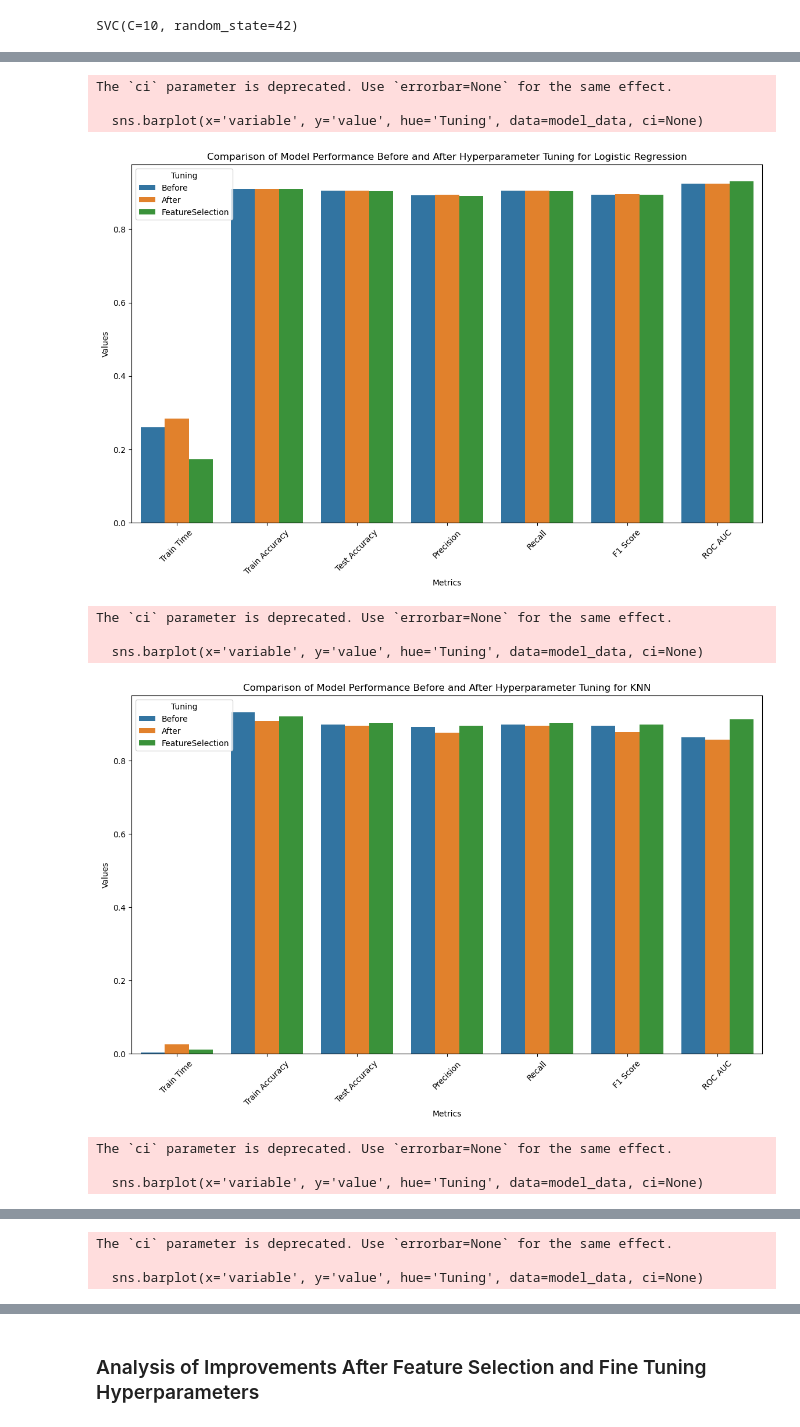
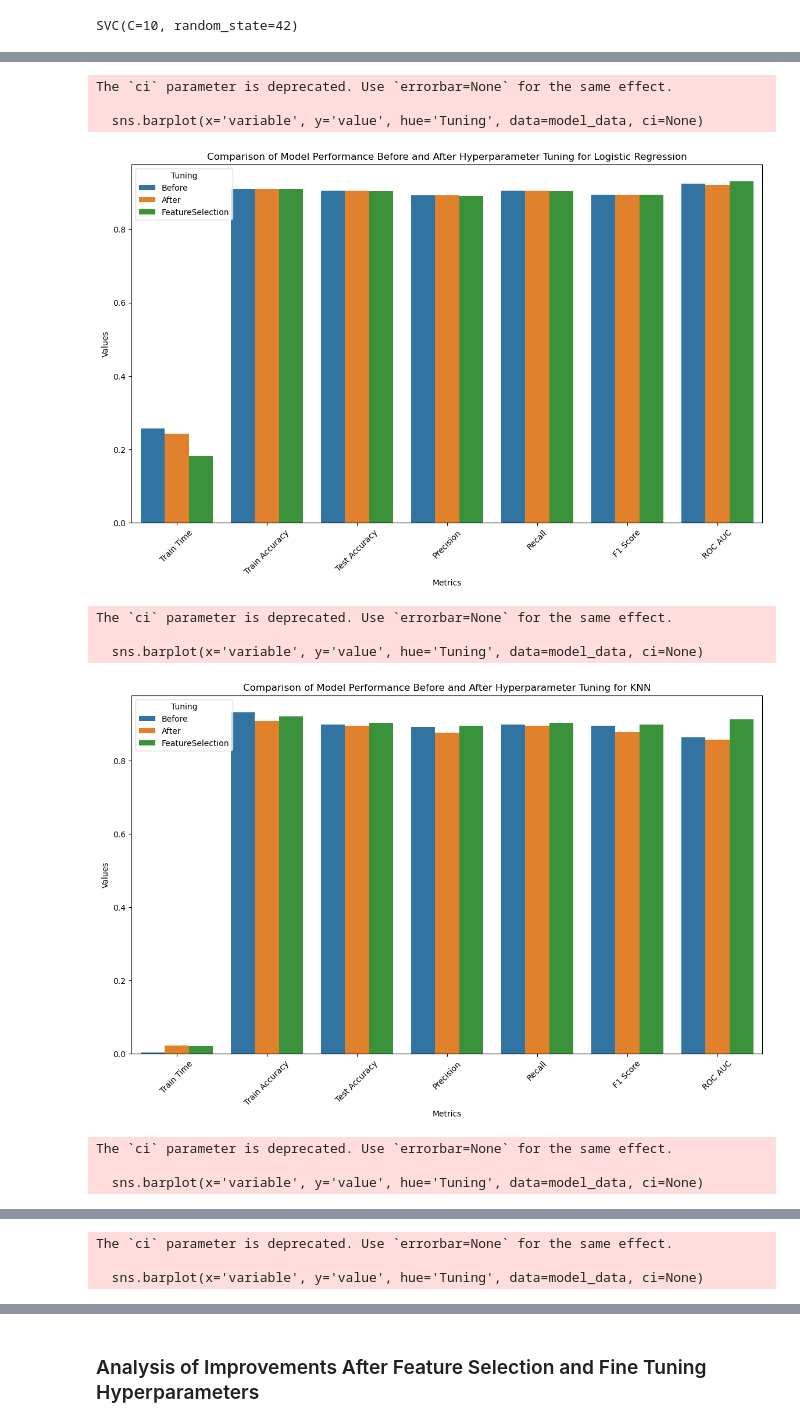
Before and after one commit to anjana250/comparing_classifiers, a Jupyter notebook: module_17_starter/prompt_III.ipynb, the cells around one changed output, grey strips where cells are left out. Cells and saved outputs as stored; diff of their text form; code cells hidden in the pictures.

```diff
--- a/module_17_starter/prompt_III.ipynb
+++ b/module_17_starter/prompt_III.ipynb
@@ -494,7 +532,7 @@ plt.show()
 log_reg_param_grid = {'C': [0.001, 0.01, 0.1, 1, 10, 100]}
 
 # Perform grid search with cross-validation for Logistic Regression
-log_reg_grid_search = GridSearchCV(LogisticRegression(random_state=42), log_reg_param_grid, cv=5, scoring='recall')
+log_reg_grid_search = GridSearchCV(LogisticRegression(random_state=42), log_reg_param_grid, cv=5, scoring='accuracy')
 log_reg_grid_search.fit(X_train, y_train)
 
 # Get the best Logistic Regression model from the grid search
@@ -571,7 +605,7 @@ dt_grid_search = GridSearchCV(
     DecisionTreeClassifier(random_state=42),
     dt_param_grid,
     cv=5,
-    scoring='recall'
+    scoring='accuracy'
 )
 dt_grid_search.fit(X_train, y_train)
 
@@ -690,15 +758,15 @@ def evaluate_model(model, X_train, y_train, X_test, y_test):
 # %%
 
-results_baseline = []
+results_default = []
 
 for model_name, model in models.items():
     fit_time, train_accuracy, test_accuracy, precision, recall, f1, roc_auc = evaluate_model(model, X_train, y_train, X_test, y_test)
-    results_baseline.append([model_name, fit_time, train_accuracy, test_accuracy, precision, recall, f1, roc_auc])
+    results_default.append([model_name, fit_time, train_accuracy, test_accuracy, precision, recall, f1, roc_auc])
 
-results_baseline_df = pd.DataFrame(results_baseline, columns=["Model", "Train Time", "Train Accuracy", "Test Accuracy", "Precision", "Recall", "F1 Score", "ROC AUC"])
+results_default_df = pd.DataFrame(results_default, columns=["Model", "Train Time", "Train Accuracy", "Test Accuracy", "Precision", "Recall", "F1 Score", "ROC AUC"])
 
 # Display results DataFrame
-results_baseline_df
+results_default_df
 # %% [output]
 STOP: TOTAL NO. of ITERATIONS REACHED LIMIT.
 
@@ -784,45 +858,45 @@ Please also refer to the documentation for alternative solver options:
 # %%
 
 # Add a column to distinguish before and after tuning
-results_baseline_df['Tuning'] = 'Before'
+results_default_df['Tuning'] = 'Before'
 results_df['Tuning'] = 'After'
 results_select_df['Tuning'] = 'FeatureSelection'
 
 # Combine the DataFrames
-df_combined = pd.concat([results_baseline_df, results_df, results_select_df])
+df_combined = pd.concat([results_default_df, results_df, results_select_df])
 
 # Melt the DataFrame for easier plotting with seaborn
 df_melted = df_combined.melt(id_vars=['Model', 'Tuning'], value_vars=['Train Time', 'Train Accuracy', 'Test Accuracy', 'Precision', 'Recall', 'F1 Score', 'ROC AUC'])
 
 # Create a bar plot for each model
 models = df_combined['Model'].unique()
 for model in models:
     model_data = df_melted[df_melted['Model'] == model]
 
     plt.figure(figsize=(14, 8))
     sns.barplot(x='variable', y='value', hue='Tuning', data=model_data, ci=None)
 
     # Add titles and labels
     plt.title(f'Comparison of Model Performance Before and After Hyperparameter Tuning for {model}')
     plt.xlabel('Metrics')
     plt.ylabel('Values')
     plt.legend(title='Tuning')
     plt.xticks(rotation=45)
 
     # Save plot
     plt.savefig(f'images/{model}_comparison.png')
 
     # Show plot
     plt.show()
 # %% [output]
 The `ci` parameter is deprecated. Use `errorbar=None` for the same effect.
 
   sns.barplot(x='variable', y='value', hue='Tuning', data=model_data, ci=None)
-[figure, old version]
+[figure, new version]
 The `ci` parameter is deprecated. Use `errorbar=None` for the same effect.
 
   sns.barplot(x='variable', y='value', hue='Tuning', data=model_data, ci=None)
-[figure, old version]
+[figure, new version]
 The `ci` parameter is deprecated. Use `errorbar=None` for the same effect.
 
   sns.barplot(x='variable', y='value', hue='Tuning', data=model_data, ci=None)
```
Also changed, not shown: parts of 41 cells of this notebook, 5 other files.
